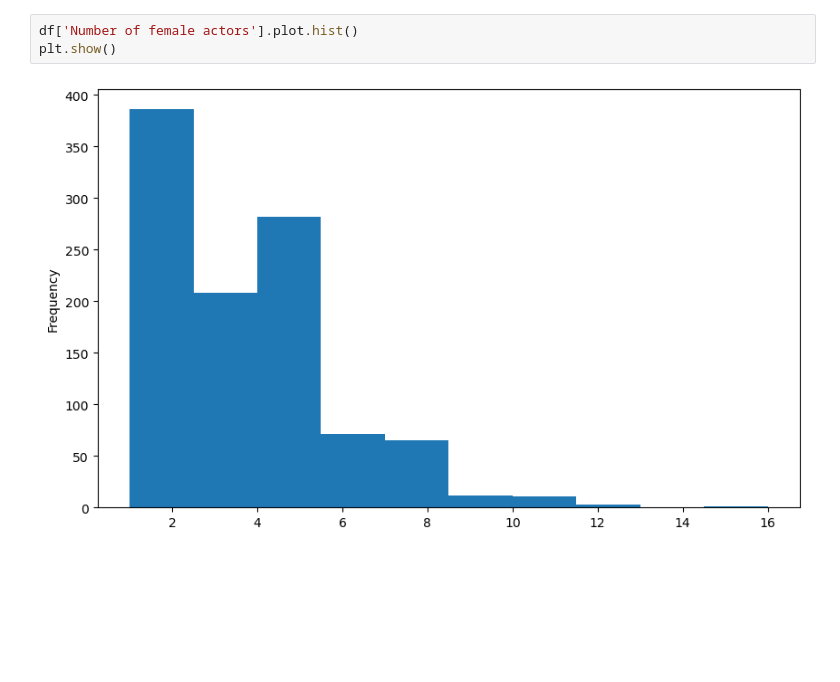
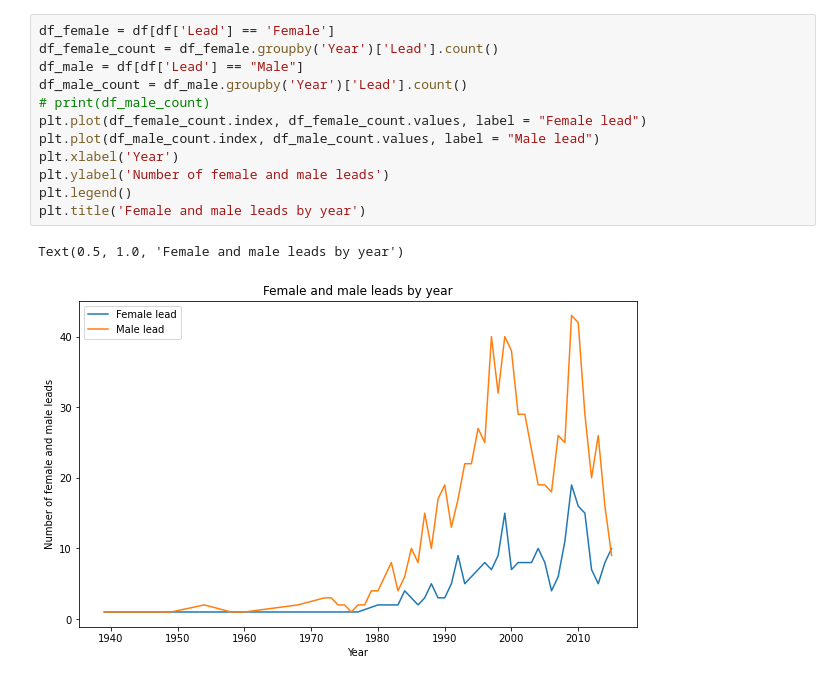
Before and after one commit to Dazarang/Statistical-Machine-Learning, a Jupyter notebook: Project/Project_Stats.ipynb, the cells around one changed output. Cells and saved outputs as stored; diff of their text form; blank space fills up the shorter version.

```diff
--- a/Project/Project_Stats.ipynb
+++ b/Project/Project_Stats.ipynb
@@ -15,5 +17,15 @@ df = pd.read_csv("train.csv", na_values="?", dtype={"ID": str}).dropna().reset_i
-# %%
-df['Number of female actors'].plot.hist()
-plt.show()
-# %% [output]
-[figure, removed]
+# %%
+df_female = df[df['Lead'] == 'Female']
+df_female_count = df_female.groupby('Year')['Lead'].count()
+df_male = df[df['Lead'] == "Male"]
+df_male_count = df_male.groupby('Year')['Lead'].count()
+# print(df_male_count)
+plt.plot(df_female_count.index, df_female_count.values, label = "Female lead")
+plt.plot(df_male_count.index, df_male_count.values, label = "Male lead")
+plt.xlabel('Year')
+plt.ylabel('Number of female and male leads')
+plt.legend()
+plt.title('Female and male leads by year')
+# %% [output]
+Text(0.5, 1.0, 'Female and male leads by year')
+[figure, added]
```
Also changed, not shown: parts of 8 cells of this notebook, 6 other files.
